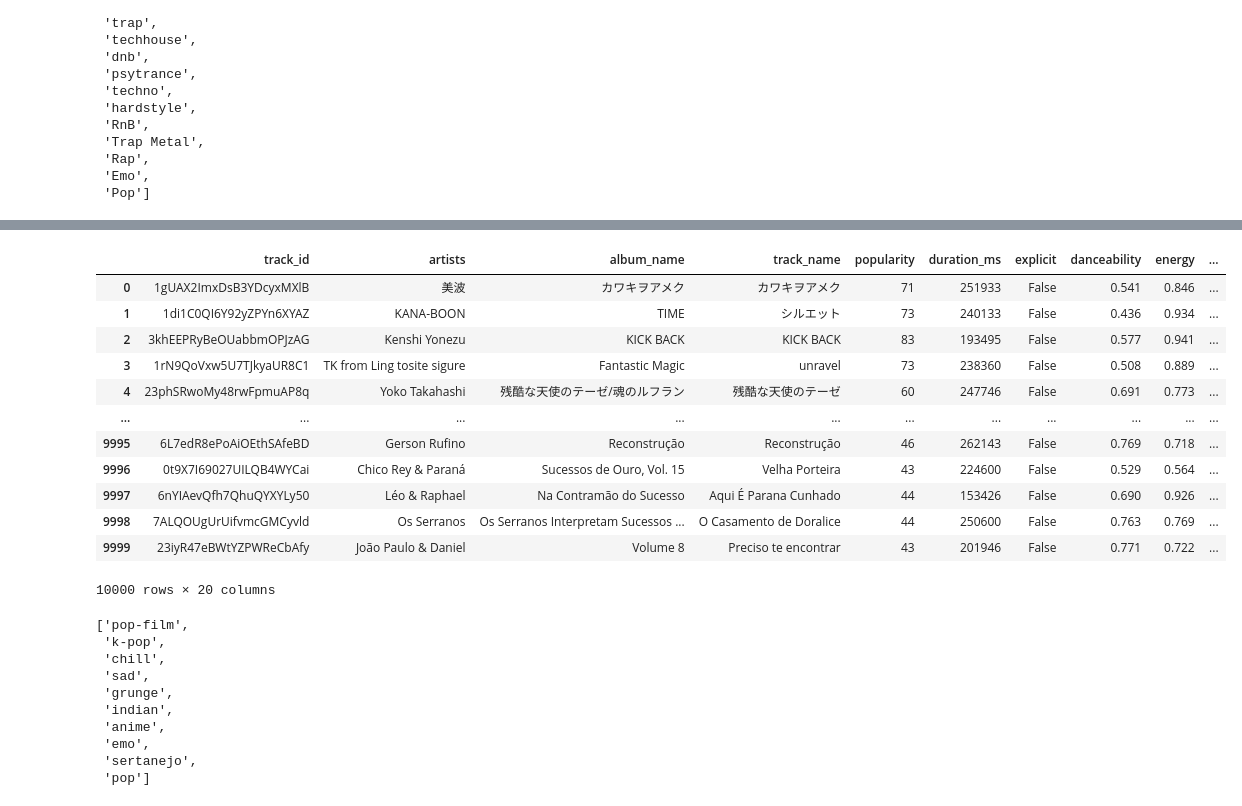
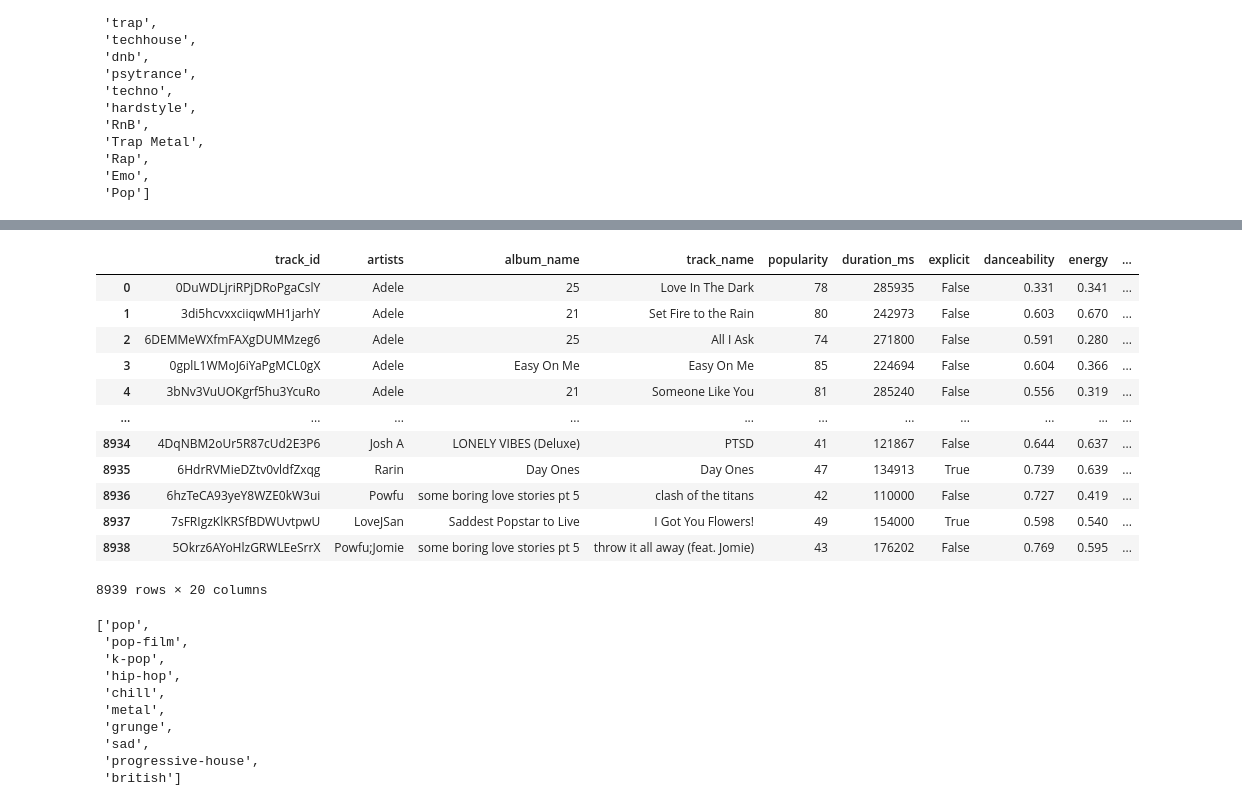
Before and after one commit to nburwick/Targaryen, a Jupyter notebook: Jupyter Notebooks/Targaryen_ETL.ipynb, the cells around one changed output, grey strips where cells are left out. Cells and saved outputs as stored; diff of their text form; code cells hidden in the pictures.

```diff
--- a/Jupyter Notebooks/Targaryen_ETL.ipynb
+++ b/Jupyter Notebooks/Targaryen_ETL.ipynb
@@ -46,32 +87,32 @@ long_df_filtered = long_df[long_df['track_genre'].isin(filter_df)].reset_index(d
 # %%
-long_df_filtered
+# long_df_filtered
 # %% [output]
 |  | track_id | artists | album_name | track_name | popularity | duration_ms | explicit | danceability | energy | ... |
-| 0 | 1gUAX2ImxDsB3YDcyxMXlB | 美波 | カワキヲアメク | カワキヲアメク | 71 | 251933 | False | 0.541 | 0.846 | ... |
-| 1 | 1di1C0QI6Y92yZPYn6XYAZ | KANA-BOON | TIME | シルエット | 73 | 240133 | False | 0.436 | 0.934 | ... |
-| 2 | 3khEEPRyBeOUabbmOPJzAG | Kenshi Yonezu | KICK BACK | KICK BACK | 83 | 193495 | False | 0.577 | 0.941 | ... |
-| 3 | 1rN9QoVxw5U7TJkyaUR8C1 | TK from Ling tosite sigure | Fantastic Magic | unravel | 73 | 238360 | False | 0.508 | 0.889 | ... |
-| 4 | 23phSRwoMy48rwFpmuAP8q | Yoko Takahashi | 残酷な天使のテーゼ/魂のルフラン | 残酷な天使のテーゼ | 60 | 247746 | False | 0.691 | 0.773 | ... |
+| 0 | 0DuWDLjriRPjDRoPgaCslY | Adele | 25 | Love In The Dark | 78 | 285935 | False | 0.331 | 0.341 | ... |
+| 1 | 3di5hcvxxciiqwMH1jarhY | Adele | 21 | Set Fire to the Rain | 80 | 242973 | False | 0.603 | 0.670 | ... |
+| 2 | 6DEMMeWXfmFAXgDUMMzeg6 | Adele | 25 | All I Ask | 74 | 271800 | False | 0.591 | 0.280 | ... |
+| 3 | 0gplL1WMoJ6iYaPgMCL0gX | Adele | Easy On Me | Easy On Me | 85 | 224694 | False | 0.604 | 0.366 | ... |
+| 4 | 3bNv3VuUOKgrf5hu3YcuRo | Adele | 21 | Someone Like You | 81 | 285240 | False | 0.556 | 0.319 | ... |
 | ... | ... | ... | ... | ... | ... | ... | ... | ... | ... | ... |
-| 9995 | 6L7edR8ePoAiOEthSAfeBD | Gerson Rufino | Reconstrução | Reconstrução | 46 | 262143 | False | 0.769 | 0.718 | ... |
-| 9996 | 0t9X7I69027UILQB4WYCai | Chico Rey & Paraná | Sucessos de Ouro, Vol. 15 | Velha Porteira | 43 | 224600 | False | 0.529 | 0.564 | ... |
-| 9997 | 6nYIAevQfh7QhuQYXYLy50 | Léo & Raphael | Na Contramão do Sucesso | Aqui É Parana Cunhado | 44 | 153426 | False | 0.690 | 0.926 | ... |
-| 9998 | 7ALQOUgUrUifvmcGMCyvld | Os Serranos | Os Serranos Interpretam Sucessos ... | O Casamento de Doralice | 44 | 250600 | False | 0.763 | 0.769 | ... |
-| 9999 | 23iyR47eBWtYZPWReCbAfy | João Paulo & Daniel | Volume 8 | Preciso te encontrar | 43 | 201946 | False | 0.771 | 0.722 | ... |
+| 8934 | 4DqNBM2oUr5R87cUd2E3P6 | Josh A | LONELY VIBES (Deluxe) | PTSD | 41 | 121867 | False | 0.644 | 0.637 | ... |
+| 8935 | 6HdrRVMieDZtv0vldfZxqg | Rarin | Day Ones | Day Ones | 47 | 134913 | True | 0.739 | 0.639 | ... |
+| 8936 | 6hzTeCA93yeY8WZE0kW3ui | Powfu | some boring love stories pt 5 | clash of the titans | 42 | 110000 | False | 0.727 | 0.419 | ... |
+| 8937 | 7sFRIgzKlKRSfBDWUvtpwU | LoveJSan | Saddest Popstar to Live | I Got You Flowers! | 49 | 154000 | True | 0.598 | 0.540 | ... |
+| 8938 | 5Okrz6AYoHlzGRWLEeSrrX | Powfu;Jomie | some boring love stories pt 5 | throw it all away (feat. Jomie) | 43 | 176202 | False | 0.769 | 0.595 | ... |
-10000 rows × 20 columns
+8939 rows × 20 columns
 # %%
-filter_df
+# filter_df
 # %% [output]
-['pop-film',
+['pop',
+ 'pop-film',
  'k-pop',
+ 'hip-hop',
  'chill',
+ 'metal',
+ 'grunge',
  'sad',
- 'grunge',
- 'indian',
- 'anime',
- 'emo',
- 'sertanejo',
- 'pop']
+ 'progressive-house',
+ 'british']
 # %%
 long_df_filtered.to_csv(os.path.join('..', 'Outputs', 'cleaned_data.csv'),index=False)
 # %%
```
Also changed, not shown: parts of 10 cells of this notebook, 5 other files.
